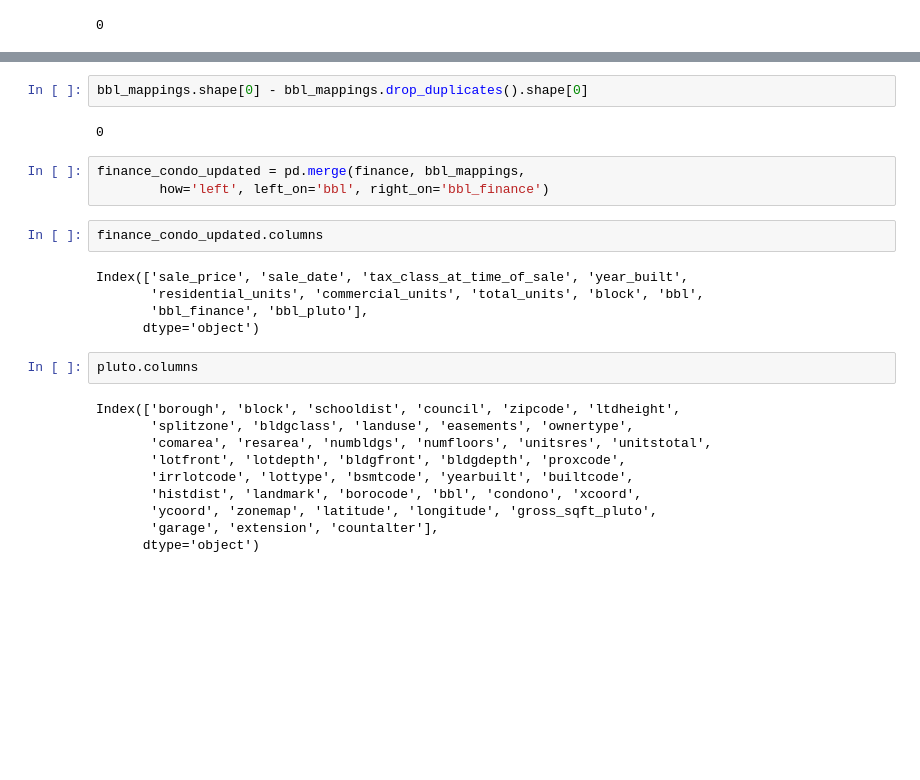
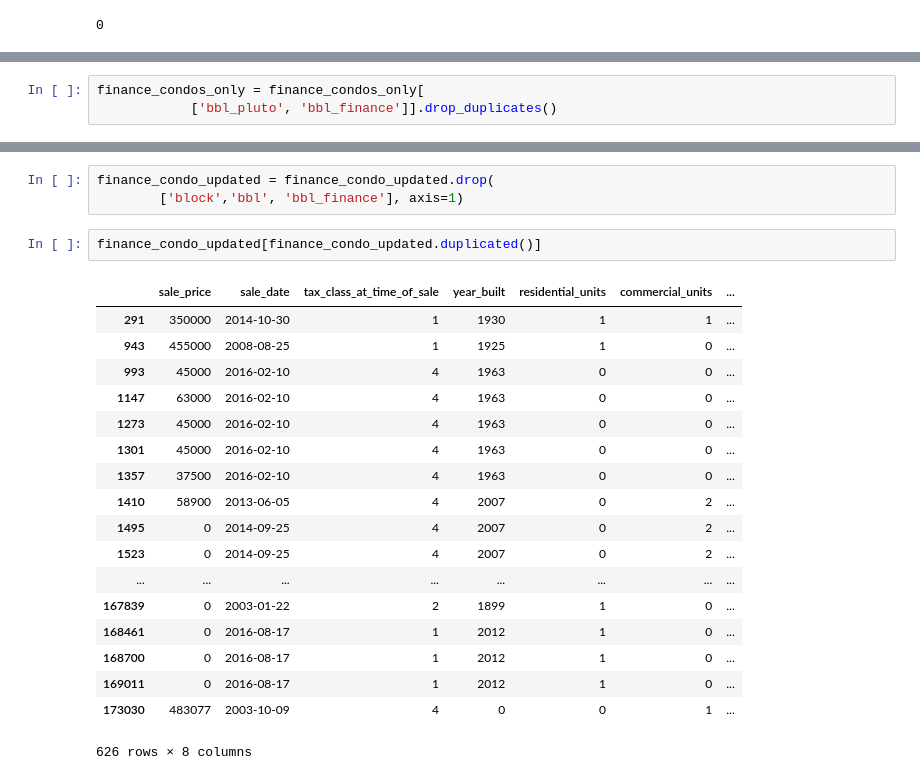
Before and after one commit to jgutman/reveal-estate, a Jupyter notebook: Test Merge.ipynb, the cells around one changed output, grey strips where cells are left out. Cells and saved outputs as stored; diff of their text form; blank space fills up the shorter version.

Commit message:
duplicates fixed except 350 due to condos

```diff
--- a/Test Merge.ipynb
+++ b/Test Merge.ipynb
@@ -67,0 +85,3 @@ buildings.shape[0] - buildings.drop_duplicates().shape[0]
+# %%
+finance_condos_only = finance_condos_only[
+            ['bbl_pluto', 'bbl_finance']].drop_duplicates()
@@ -107,26 +103,24 @@ bbl_mappings = finance_condos_only.append(pd.DataFrame.from_dict(
-# %%
-bbl_mappings.shape[0] - bbl_mappings.drop_duplicates().shape[0]
-# %% [output]
-0
-# %%
-finance_condo_updated = pd.merge(finance, bbl_mappings,
-        how='left', left_on='bbl', right_on='bbl_finance')
-# %%
-finance_condo_updated.columns
-# %% [output]
-Index(['sale_price', 'sale_date', 'tax_class_at_time_of_sale', 'year_built',
-       'residential_units', 'commercial_units', 'total_units', 'block', 'bbl',
-       'bbl_finance', 'bbl_pluto'],
-      dtype='object')
-# %%
-pluto.columns
-# %% [output]
-Index(['borough', 'block', 'schooldist', 'council', 'zipcode', 'ltdheight',
-       'splitzone', 'bldgclass', 'landuse', 'easements', 'ownertype',
-       'comarea', 'resarea', 'numbldgs', 'numfloors', 'unitsres', 'unitstotal',
-       'lotfront', 'lotdepth', 'bldgfront', 'bldgdepth', 'proxcode',
-       'irrlotcode', 'lottype', 'bsmtcode', 'yearbuilt', 'builtcode',
-       'histdist', 'landmark', 'borocode', 'bbl', 'condono', 'xcoord',
-       'ycoord', 'zonemap', 'latitude', 'longitude', 'gross_sqft_pluto',
-       'garage', 'extension', 'countalter'],
-      dtype='object')
+# %%
+finance_condo_updated = finance_condo_updated.drop(
+        ['block','bbl', 'bbl_finance'], axis=1)
+# %%
+finance_condo_updated[finance_condo_updated.duplicated()]
+# %% [output]
+|  | sale_price | sale_date | tax_class_at_time_of_sale | year_built | residential_units | commercial_units | ... |
+| 291 | 350000 | 2014-10-30 | 1 | 1930 | 1 | 1 | ... |
+| 943 | 455000 | 2008-08-25 | 1 | 1925 | 1 | 0 | ... |
+| 993 | 45000 | 2016-02-10 | 4 | 1963 | 0 | 0 | ... |
+| 1147 | 63000 | 2016-02-10 | 4 | 1963 | 0 | 0 | ... |
+| 1273 | 45000 | 2016-02-10 | 4 | 1963 | 0 | 0 | ... |
+| 1301 | 45000 | 2016-02-10 | 4 | 1963 | 0 | 0 | ... |
+| 1357 | 37500 | 2016-02-10 | 4 | 1963 | 0 | 0 | ... |
+| 1410 | 58900 | 2013-06-05 | 4 | 2007 | 0 | 2 | ... |
+| 1495 | 0 | 2014-09-25 | 4 | 2007 | 0 | 2 | ... |
+| 1523 | 0 | 2014-09-25 | 4 | 2007 | 0 | 2 | ... |
+| ... | ... | ... | ... | ... | ... | ... | ... |
+| 167839 | 0 | 2003-01-22 | 2 | 1899 | 1 | 0 | ... |
+| 168461 | 0 | 2016-08-17 | 1 | 2012 | 1 | 0 | ... |
+| 168700 | 0 | 2016-08-17 | 1 | 2012 | 1 | 0 | ... |
+| 169011 | 0 | 2016-08-17 | 1 | 2012 | 1 | 0 | ... |
+| 173030 | 483077 | 2003-10-09 | 4 | 0 | 0 | 1 | ... |
+626 rows × 8 columns
```
Also changed, not shown: parts of 20 cells of this notebook, 2 other files.
